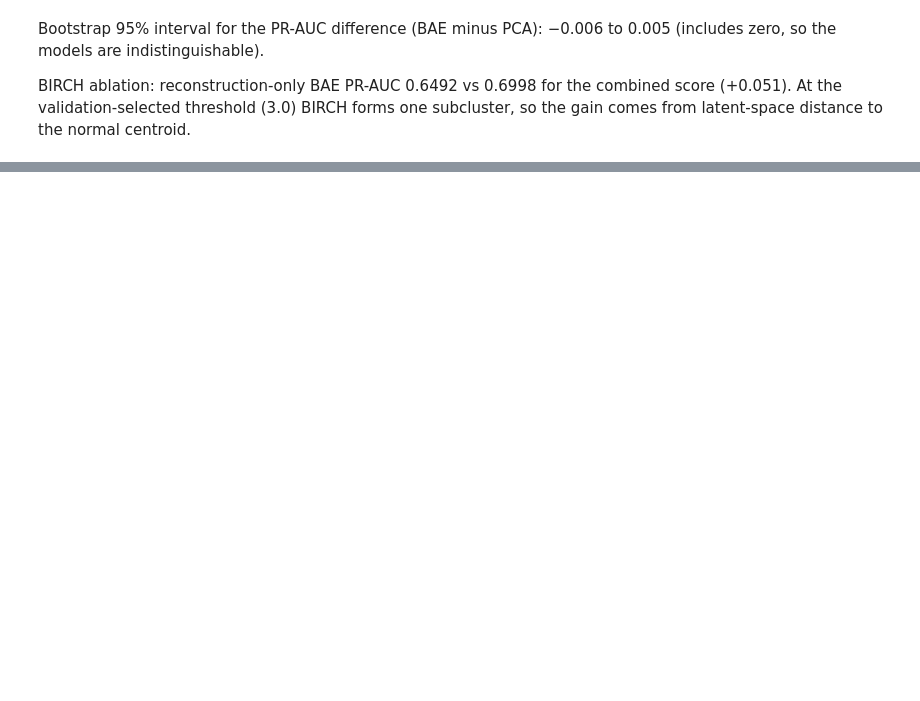
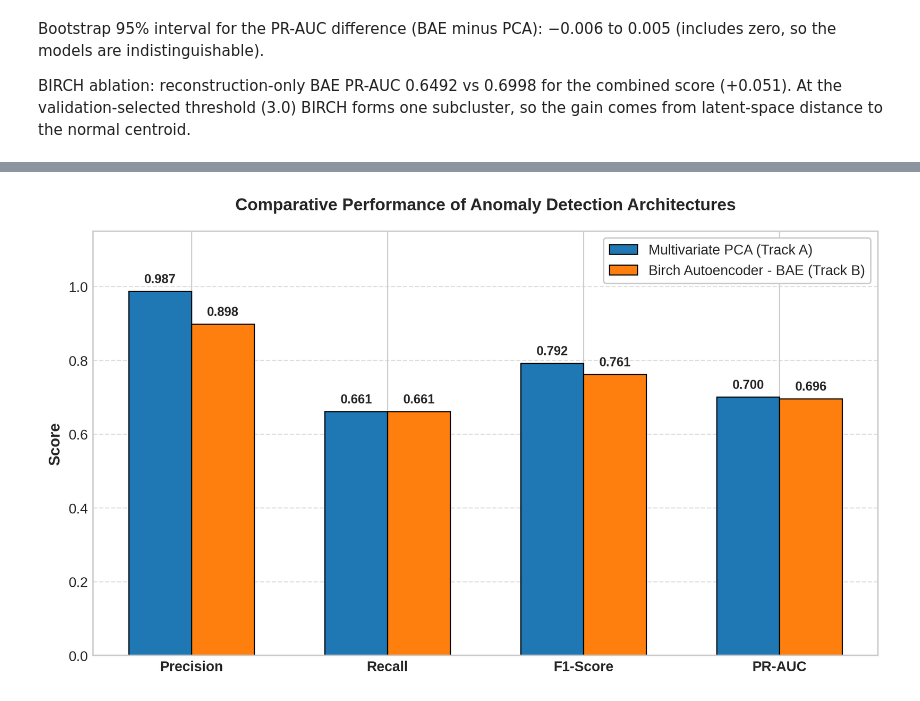
Before and after one commit to Jimmy-szn/dependants-costs, a Jupyter notebook: notebooks/mpesa-anomaly.ipynb, the cells around one changed output, grey strips where cells are left out. Saved outputs shown, nothing was run; the diff lists cells and outputs as text; code cells hidden in the pictures; blank space fills up the shorter version.

Commit message:
Feat: Include a diagram to compare PCA and BAE across various metrics

```diff
--- a/notebooks/mpesa-anomaly.ipynb
+++ b/notebooks/mpesa-anomaly.ipynb
@@ -319,3 +319,52 @@ except Exception as e:
 Bootstrap 95% interval for the PR-AUC difference (BAE minus PCA): −0.006 to 0.005 (includes zero, so the models are indistinguishable).
 
 BIRCH ablation: reconstruction-only BAE PR-AUC 0.6492 vs 0.6998 for the combined score (+0.051). At the validation-selected threshold (3.0) BIRCH forms one subcluster, so the gain comes from latent-space distance to the normal centroid.
+# %%
+import matplotlib.pyplot as plt
+import numpy as np
+
+plt.style.use('seaborn-v0_8-whitegrid' if 'seaborn-v0_8-whitegrid' in plt.style.available else 'default')
+fig, ax = plt.subplots(figsize=(8.5, 5), dpi=300)
+
+metrics = ['Precision', 'Recall', 'F1-Score', 'PR-AUC']
+pca_scores = [0.9870, 0.6609, 0.7917, 0.7003]
+bae_scores = [0.8983, 0.6609, 0.7615, 0.6958]
+
+#PCA (0.95 var): P 0.9870 R 0.6609 F1 0.7917 | alerts 385 TP 380/575 | test PR-AUC 0.7003
+
+#BAE: P 0.8983 R 0.6609 F1 0.7615 | alerts 423 TP 380/575 | test PR-AUC 0.6958
+
+
+
+
+x = np.arange(len(metrics))
+width = 0.32
+
+rects1 = ax.bar(x - width/2, pca_scores, width, label='Multivariate PCA (Track A)', color='#1f77b4', edgecolor='black', linewidth=0.8)
+rects2 = ax.bar(x + width/2, bae_scores, width, label='Birch Autoencoder - BAE (Track B)', color='#ff7f0e', edgecolor='black', linewidth=0.8)
+
+def autolabel(rects):
+    for rect in rects:
+        height = rect.get_height()
+        ax.annotate(f'{height:.3f}',
+                    xy=(rect.get_x() + rect.get_width() / 2, height),
+                    xytext=(0, 4),
+                    textcoords="offset points",
+                    ha='center', va='bottom', fontsize=9, fontweight='bold')
+
+autolabel(rects1)
+autolabel(rects2)
+
+ax.set_ylabel('Score', fontsize=11, fontweight='bold')
+ax.set_title('Comparative Performance of Anomaly Detection Architectures', fontsize=12, fontweight='bold', pad=15)
+ax.set_xticks(x)
+ax.set_xticklabels(metrics, fontsize=10, fontweight='bold')
+ax.set_ylim(0, 1.15)
+ax.legend(frameon=True, facecolor='white', framealpha=1, loc='upper right', fontsize=10)
+ax.grid(axis='y', linestyle='--', alpha=0.6)
+
+plt.tight_layout()
+plt.savefig('figure_5_1_anomaly_detection_metrics.png', dpi=300)
+files.download('figure_5_1_anomaly_detection_metrics.png')
+plt.show()
+# %% [output]
@@ -321,0 +373 @@ BIRCH ablation: reconstruction-only BAE PR-AUC 0.6492 vs 0.6998 for the combined
+[figure, added]
```
Also changed, not shown: parts of 1 cell of this notebook.
